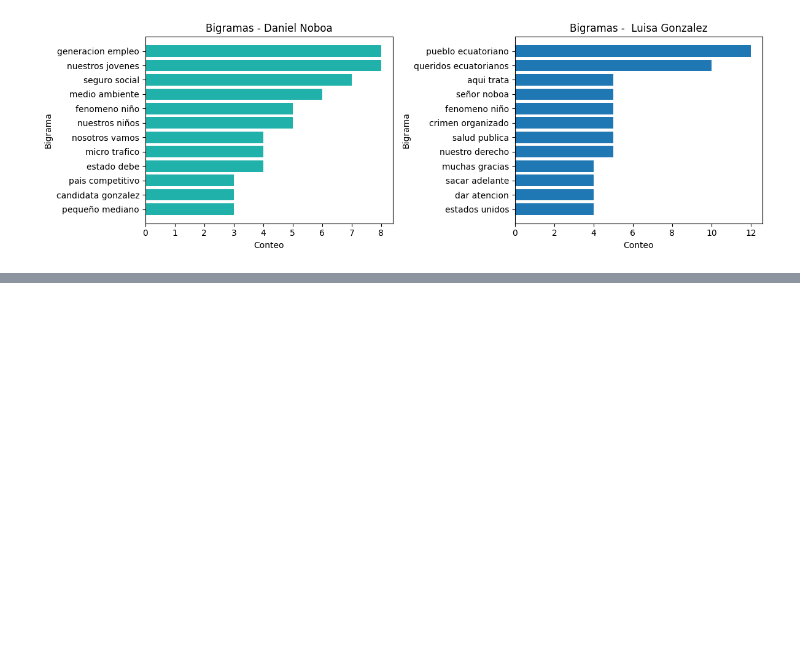
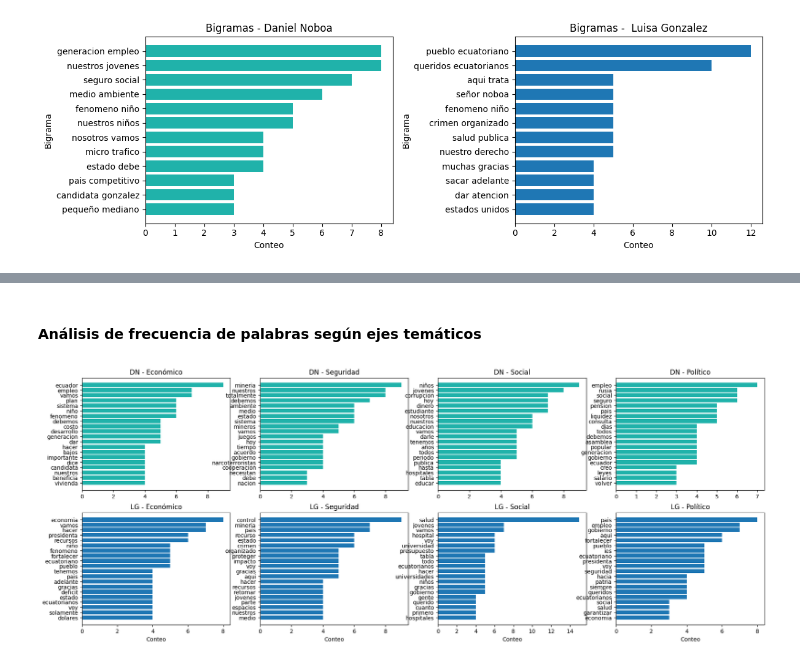
Before and after one commit to vanesalazarp17/debate_ec, a Jupyter notebook: debate_analysis.ipynb, the cells around one changed output, grey strips where cells are left out. Cells and saved outputs as stored; diff of their text form; code cells hidden in the pictures; blank space fills up the shorter version.

Commit message:
Analisis por ejes temáticos

```diff
--- a/debate_analysis.ipynb
+++ b/debate_analysis.ipynb
@@ -176,0 +172,22 @@ words_LG[0]
+# %% [markdown]
+#### Análisis de frecuencia de palabras según ejes temáticos
+# %%
+plt.figure(figsize=(22, 8))
+
+for i, eje in enumerate(ejes_tematicos):
+    df_DN = df[(df['participante'] == candidatos[0]) & (df['eje_tematico'] == eje)]
+    common_words_DN = pd.Series(' '.join(df_DN['texto_limpio']).split()).value_counts()[0:20][::-1]
+    plt.subplot(2, 4, i+1)
+    plt.barh(common_words_DN.index, common_words_DN.values, color='lightseagreen')
+    string ='DN - '+ str(eje)
+    plt.title(string)
+
+    df_LG = df[(df['participante'] == candidatos[1]) & (df['eje_tematico'] == eje)]
+    common_words_LG = pd.Series(' '.join(df_LG['texto_limpio']).split()).value_counts()[0:20][::-1]
+    plt.subplot(2, 4, (i+5))
+    plt.barh(common_words_LG.index, common_words_LG.values)
+    string ='LG - '+ str(eje)
+    plt.title(string)
+    plt.xlabel('Conteo')
+# %% [output]
+[figure, added]
```
Also changed, not shown: parts of 15 cells of this notebook.
